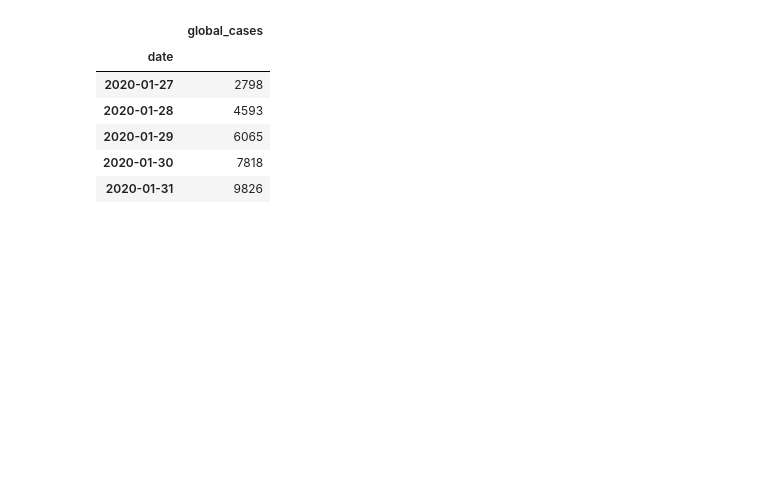
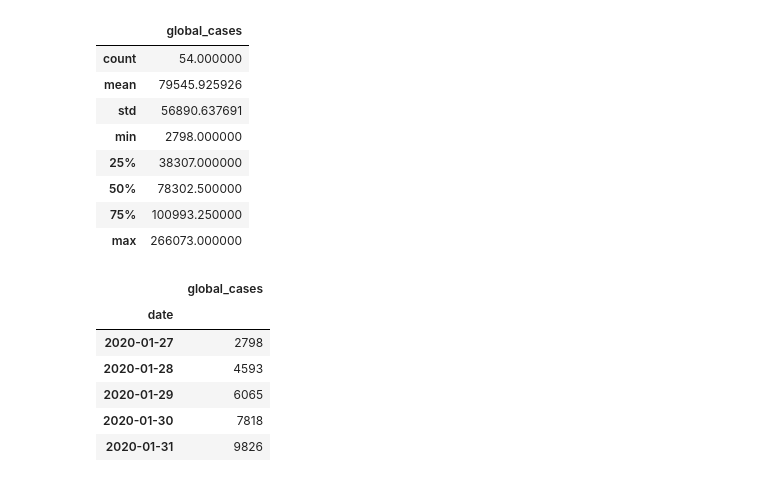
Before and after one commit to lprone/coronavirus, a Jupyter notebook: coronavirus-stats-who-online-data.ipynb, the cells around one changed output. Drawn from its saved outputs; the diff is of its cells as text; code cells hidden in the pictures; blank space fills up the shorter version.

```diff
--- a/coronavirus-stats-who-online-data.ipynb
+++ b/coronavirus-stats-who-online-data.ipynb
@@ -14,6 +14,18 @@ data = pd.read_csv('https://raw.githubusercontent.com/alext234/coronavirus-stats
 del data['report_url']
 # %%
 data = data[~data.index.duplicated(keep='last')]
+# %%
+data.describe()
+# %% [output]
+|  | global_cases |
+| count | 54.000000 |
+| mean | 79545.925926 |
+| std | 56890.637691 |
+| min | 2798.000000 |
+| 25% | 38307.000000 |
+| 50% | 78302.500000 |
+| 75% | 100993.250000 |
+| max | 266073.000000 |
 # %%
 data.head()
 # %% [output]
```
Also changed, not shown: parts of 7 cells of this notebook, 5 other files.
